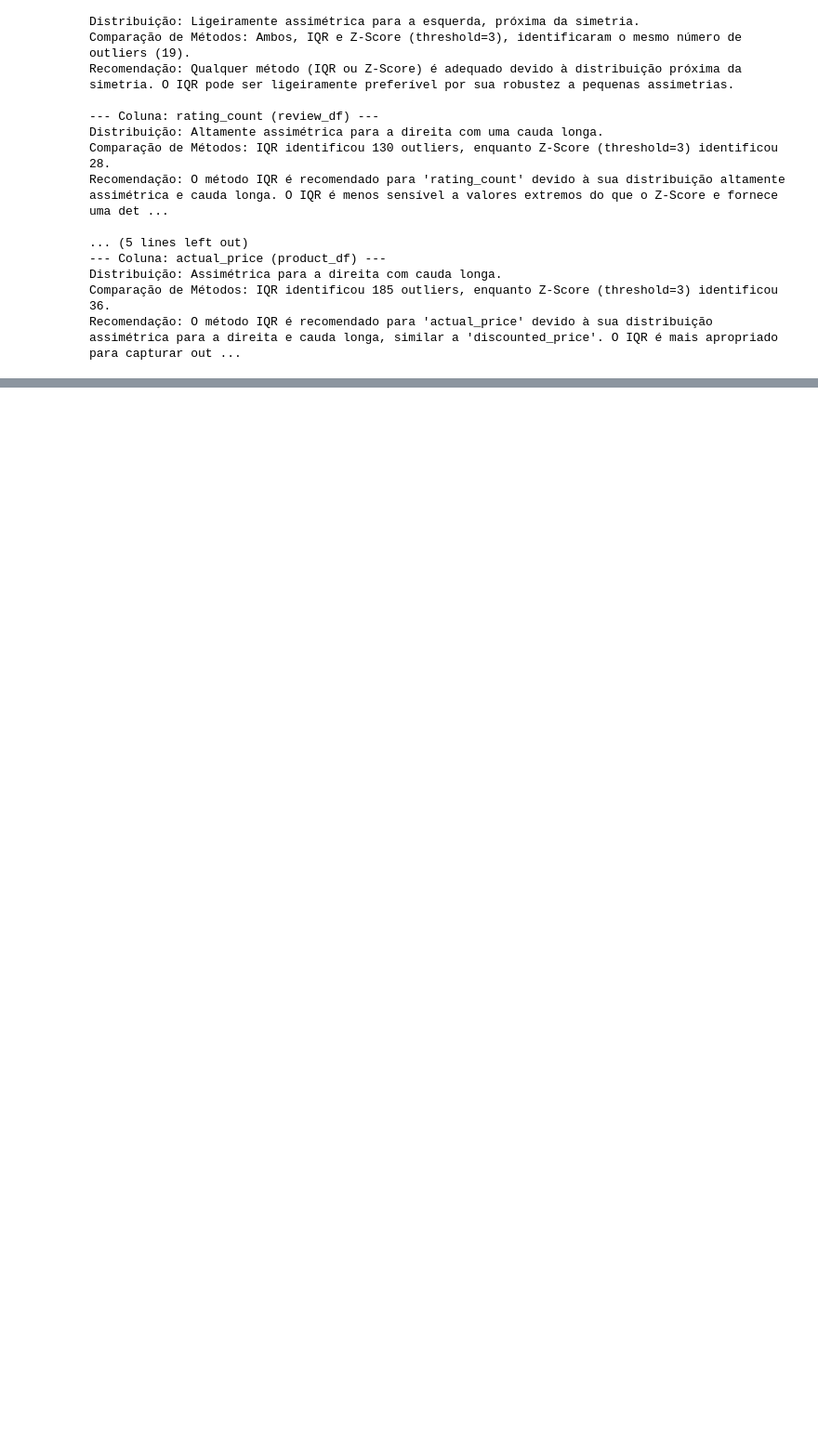
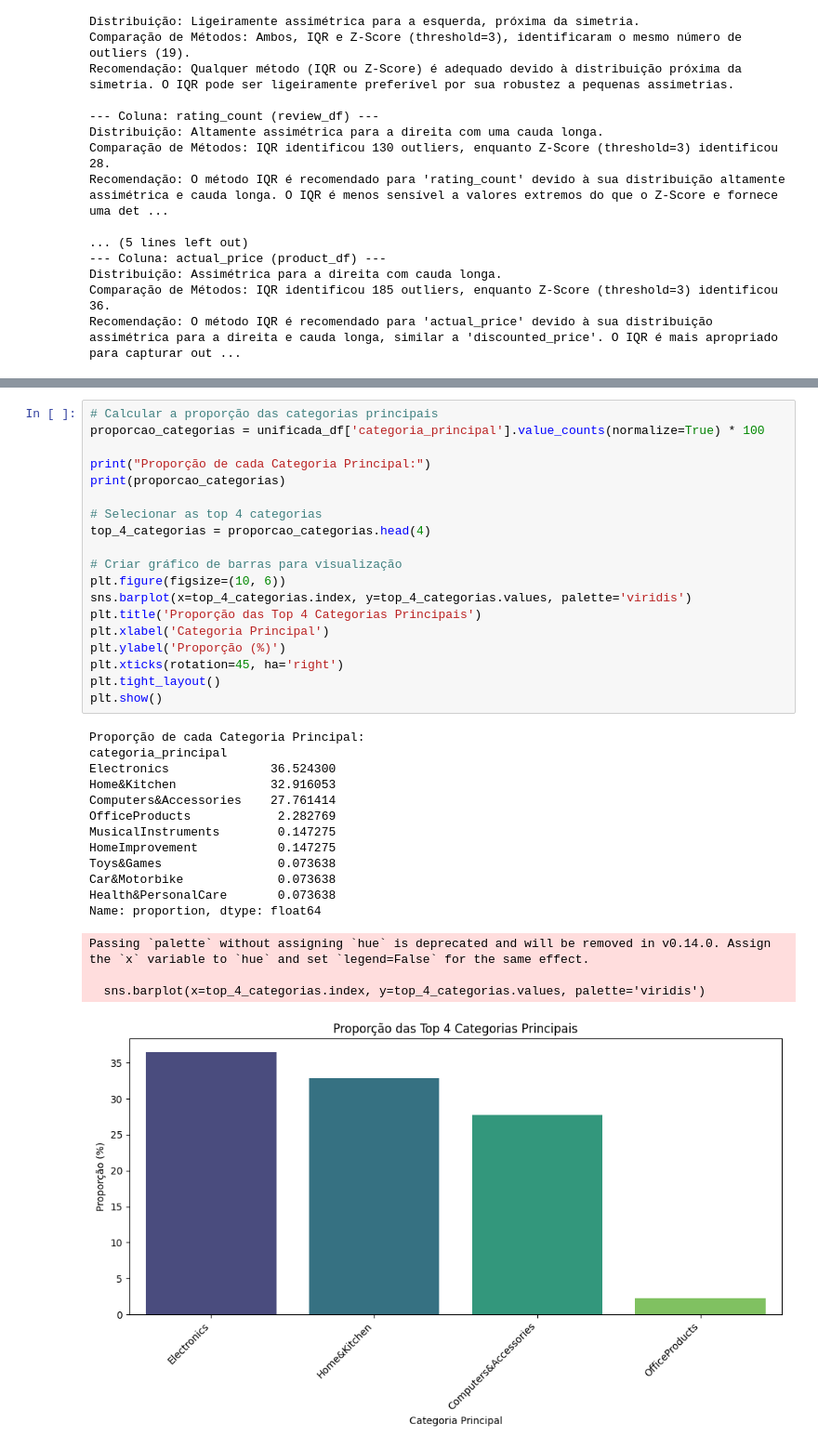
Before and after one commit to BragaGiu/projeto-amazon-sales, a Jupyter notebook: DataLab.ipynb, the cells around one changed output, grey strips where cells are left out. Shown at 93% size. Saved outputs shown, nothing was run; the diff lists cells and outputs as text; blank space fills up the shorter version.

```diff
--- a/DataLab.ipynb
+++ b/DataLab.ipynb
@@ -720,0 +845,36 @@ Recomendação: O método IQR é recomendado para 'actual_price' devido à sua d
+# %%
+# Calcular a proporção das categorias principais
+proporcao_categorias = unificada_df['categoria_principal'].value_counts(normalize=True) * 100
+
+print("Proporção de cada Categoria Principal:")
+print(proporcao_categorias)
+
+# Selecionar as top 4 categorias
+top_4_categorias = proporcao_categorias.head(4)
+
+# Criar gráfico de barras para visualização
+plt.figure(figsize=(10, 6))
+sns.barplot(x=top_4_categorias.index, y=top_4_categorias.values, palette='viridis')
+plt.title('Proporção das Top 4 Categorias Principais')
+plt.xlabel('Categoria Principal')
+plt.ylabel('Proporção (%)')
+plt.xticks(rotation=45, ha='right')
+plt.tight_layout()
+plt.show()
+# %% [output]
+Proporção de cada Categoria Principal:
+categoria_principal
+Electronics              36.524300
+Home&Kitchen             32.916053
+Computers&Accessories    27.761414
+OfficeProducts            2.282769
+MusicalInstruments        0.147275
+HomeImprovement           0.147275
+Toys&Games                0.073638
+Car&Motorbike             0.073638
+Health&PersonalCare       0.073638
+Name: proportion, dtype: float64
+Passing `palette` without assigning `hue` is deprecated and will be removed in v0.14.0. Assign the `x` variable to `hue` and set `legend=False` for the same effect.
+
+  sns.barplot(x=top_4_categorias.index, y=top_4_categorias.values, palette='viridis')
+[figure, added]
```
Also changed, not shown: parts of 112 cells of this notebook.
